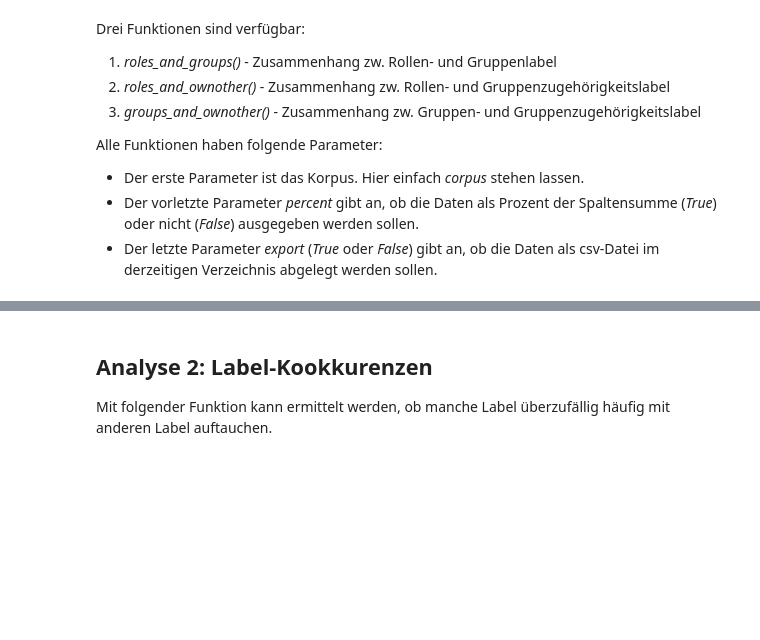
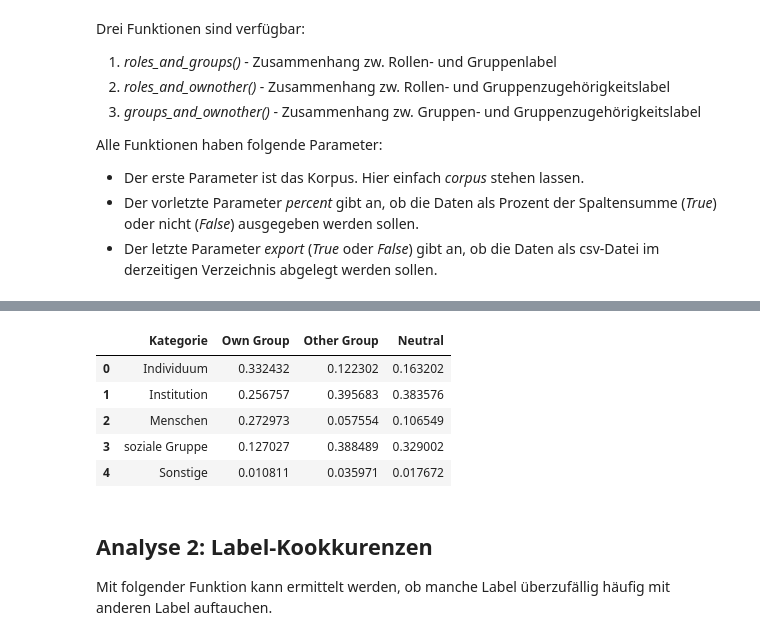
Before and after one commit to maria-becker/Moralization, a Jupyter notebook: Analysis Tools/annotation_statistics/#analysis_notebook_collection.ipynb, the cells around one changed output, grey strips where cells are left out. Drawn from its saved outputs; the diff is of its cells as text; code cells hidden in the pictures; blank space fills up the shorter version.

```diff
--- a/Analysis Tools/annotation_statistics/#analysis_notebook_collection.ipynb
+++ b/Analysis Tools/annotation_statistics/#analysis_notebook_collection.ipynb
@@ -124,7 +176,14 @@ astats.roles_and_ownother_collection(corpus,
 # %%
 astats.groups_and_ownother_collection(corpus,
-                                      percent=False,
+                                      relative=True,
                                       export=False)
+# %% [output]
+|  | Kategorie | Own Group | Other Group | Neutral |
+| 0 | Individuum | 0.332432 | 0.122302 | 0.163202 |
+| 1 | Institution | 0.256757 | 0.395683 | 0.383576 |
+| 2 | Menschen | 0.272973 | 0.057554 | 0.106549 |
+| 3 | soziale Gruppe | 0.127027 | 0.388489 | 0.329002 |
+| 4 | Sonstige | 0.010811 | 0.035971 | 0.017672 |
 # %% [markdown]
 ## Analyse 2: Label-Kookkurenzen
 Mit folgender Funktion kann ermittelt werden, ob manche Label überzufällig häufig mit anderen Label auftauchen.
```
Also changed, not shown: parts of 9 cells of this notebook, 1 other file.
